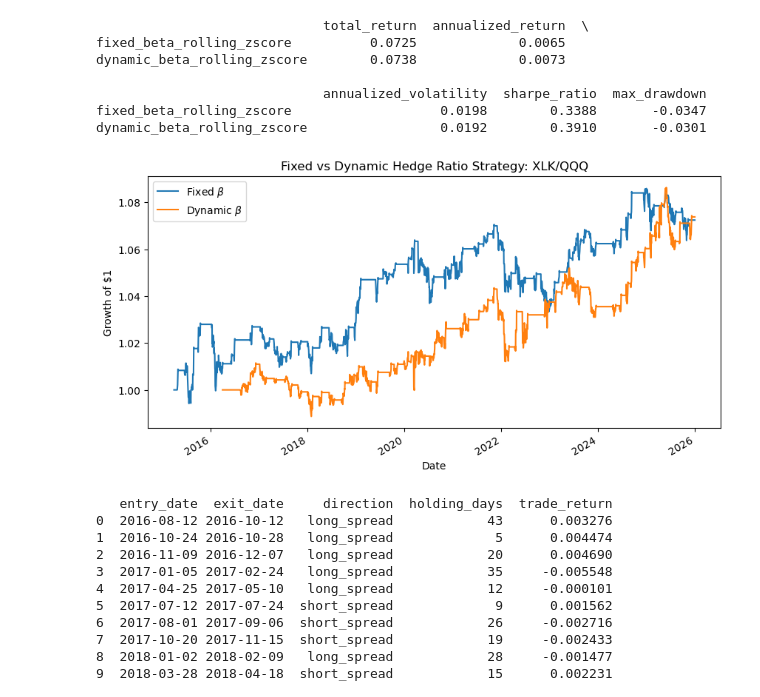
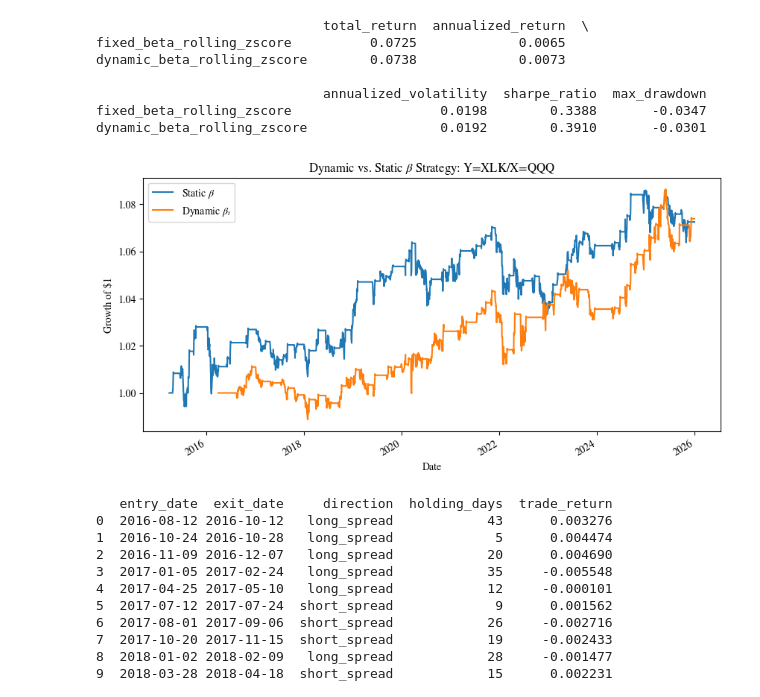
Before and after one commit to jamienordio/pairs-trading-backtest, a Jupyter notebook: notebooks/02_single_pair_strategy.ipynb, the cells around one changed output. Drawn from its saved outputs; the diff is of its cells as text; code cells hidden in the pictures.

```diff
--- a/notebooks/02_single_pair_strategy.ipynb
+++ b/notebooks/02_single_pair_strategy.ipynb
@@ -673,16 +689,16 @@ We now also introduce rolling spread, so $\alpha_t$ and $\beta_t$ are recalculat
 
 $$Y_t = \alpha_t + \beta_t X_t + \epsilon_t$$
 # %%
-rolling_spread_df = compute_rolling_spread(
+dynamic_rolling_spread_df = compute_rolling_spread(
     prices=prices,
     ticker_y=ticker_y,
     ticker_x=ticker_x,
     window=252,
 )
 
-print(rolling_spread_df.head())
-print(rolling_spread_df.tail())
-print(rolling_spread_df.describe())
+print(dynamic_rolling_spread_df.head())
+print(dynamic_rolling_spread_df.tail())
+print(dynamic_rolling_spread_df.describe())
 # %% [output]
                alpha      beta    spread
 date
@@ -727,14 +743,14 @@ plt.show()
 # %%
-rolling_spread = rolling_spread_df["spread"]
+dynamic_rolling_spread = dynamic_rolling_spread_df["spread"]
 
-rolling_zscore = compute_rolling_zscore(
-    spread=rolling_spread,
+dynamic_rolling_zscore = compute_rolling_zscore(
+    spread=dynamic_rolling_spread,
     window=60,
     lag=True,
 )
 
-rolling_positions = generate_spread_positions(
-    zscore=rolling_zscore,
+dynamic_rolling_positions = generate_spread_positions(
+    zscore=dynamic_rolling_zscore,
     entry_threshold=2.0,
     exit_threshold=0.5,
 )
@@ -761,23 +777,23 @@ min     -31.424265     0.149119    -7.770455
 75%       2.240587     0.238097     0.635051
 max      19.046538     0.286640     4.982690
 # %%
-rolling_beta = rolling_spread_df["beta"]
+rolling_beta = dynamic_rolling_spread_df["beta"]
 # %%
-rolling_zscore = compute_rolling_zscore(
-    spread=rolling_spread,
+dynamic_rolling_zscore = compute_rolling_zscore(
+    spread=dynamic_rolling_spread,
     window=60,
     lag=True,
 )
 
-rolling_positions = generate_spread_positions(
-    zscore=rolling_zscore,
+dynamic_rolling_positions = generate_spread_positions(
+    zscore=dynamic_rolling_zscore,
     entry_threshold=2.0,
     exit_threshold=0.5,
 )
 
 dynamic_beta_returns = compute_strategy_returns_dynamic_beta(
     prices=prices,
-    positions=rolling_positions,
+    positions=dynamic_rolling_positions,
     beta=rolling_beta,
     ticker_y=ticker_y,
     ticker_x=ticker_x,
@@ -856,24 +873,26 @@ dynamic_beta_rolling_zscore        0.0738             0.0073
 fixed_beta_rolling_zscore                   0.0198        0.3388       -0.0347
 dynamic_beta_rolling_zscore                 0.0192        0.3910       -0.0301
 # %%
-fixed_cum = compute_cumulative_returns(rolling_strategy_returns)
+fixed_cum = compute_cumulative_returns(fixed_rolling_strategy_returns)
 dynamic_cum = compute_cumulative_returns(dynamic_beta_returns)
 
 comparison_cum = pd.concat(
     {
-        r"Fixed $\beta$": fixed_cum,
-        r"Dynamic $\beta$": dynamic_cum,
+        r"Static $\beta$": fixed_cum,
+        r"Dynamic $\beta_t$": dynamic_cum,
     },
     axis=1,
 )
 
 ax = comparison_cum.plot(figsize=(10, 5))
 
-ax.set_title(f"Fixed vs Dynamic Hedge Ratio Strategy: {ticker_y}/{ticker_x}")
+ax.set_title(fr"Dynamic vs. Static $\beta$ Strategy: Y={ticker_y}/X={ticker_x}")
 ax.set_xlabel("Date")
 ax.set_ylabel("Growth of $1")
+file_path = os.path.join(output_folder, f"dynamicbeta_vs_static_growth_{ticker_y}_{ticker_x}.jpg")
+plt.savefig(file_path)
 plt.show()
 # %% [output]
-[figure, old version]
+[figure, new version]
 # %%
 dynamic_trade_log = build_trade_log(
```
Also changed, not shown: parts of 23 cells of this notebook.
